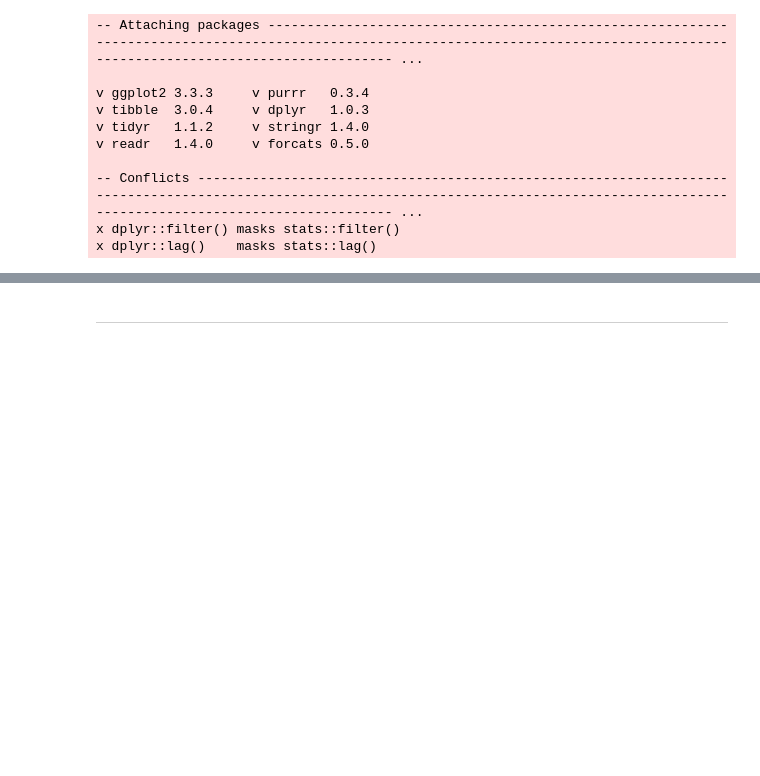
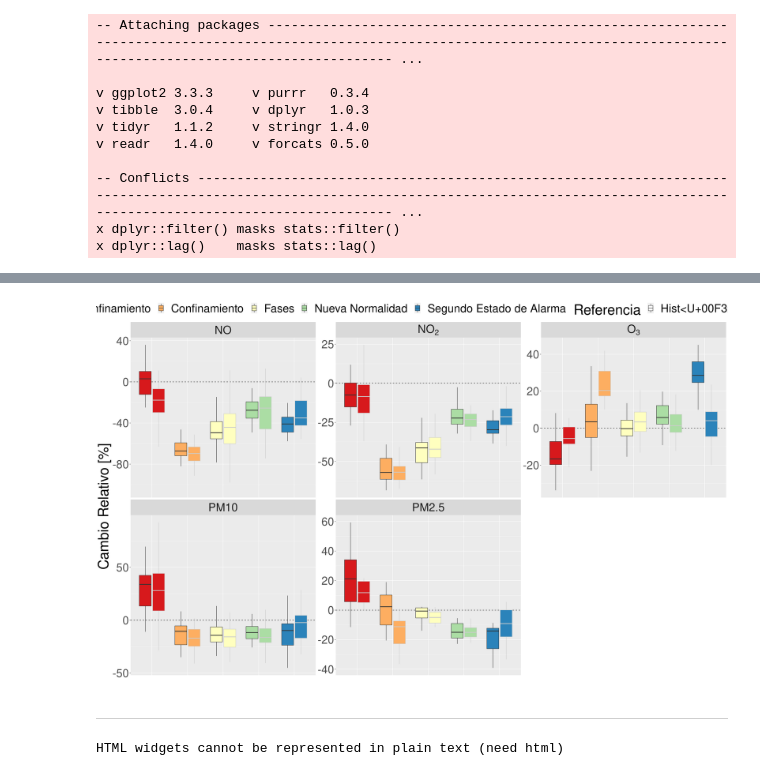
Before and after one commit to Jaimedgp/AirQualityCOVID, a Jupyter notebook: notebooks/Analysis/Predictions-Change.ipynb, the cells around one changed output, grey strips where cells are left out. Drawn from its saved outputs; the diff is of its cells as text; code cells hidden in the pictures; blank space fills up the shorter version.

```diff
--- a/notebooks/Analysis/Predictions-Change.ipynb
+++ b/notebooks/Analysis/Predictions-Change.ipynb
@@ -186,0 +259,43 @@ cleaned.df %>%
+# %%
+plot.df <- cleaned.df
+
+plot.df$periods <- factor(plot.df$periods,
+                          levels = names(periods),
+                          ordered = TRUE)
+plot.df$variable <- factor(plot.df$variable,
+                           labels=r.variable)
+
+plt <- ggplot(plot.df) +
+            geom_hline(yintercept=0,
+                       linetype="dashed",
+                       color = "black") +
+            geom_boxplot(aes(x=periods, y=mean,
+                             fill=periods, color=type
+                            ),
+                         outlier.shape = NA) +
+            theme(legend.position="top",
+                  text = element_text(size=40),
+
+                  #legend.title = element_text(size = 45),
+                  #legend.text = element_text(size = 45),
+
+                  axis.title.x=element_blank(),
+                  axis.text.x=element_blank(),
+                  #axis.text.x = element_text(angle=20, hjust=0.5, vjust=0.7)
+                  axis.ticks.x=element_blank()
+                 ) +
+            scale_y_continuous(name="Cambio Relativo [%]") +
+            #scale_x_discrete(name="Periods")+
+            #scale_fill_discrete(name="Periods") +
+            scale_fill_brewer(name="Periodos", palette="Spectral") +
+            scale_color_grey(name="Referencia", labels=c("hist" = "Histórico",
+                                                           "pred" = "Predicción")) +
+            facet_wrap(~variable, ncol=3, scale="free_y",
+                       labeller = labeller(variable=label_parsed))
+
+ggsave(plt,
+       filename="Plots/Results/vs_Predictions/cleaned_boxplot.png",
+       width=25, height=15)
+
+plt
+# %% [output]
@@ -187,3 +306,4 @@ cleaned.df %>%
+[figure, added]
 # %% [markdown]
 ---
 # %%
@@ -198,7 +318,7 @@ rr <- tags$div(HTML(paste(
     "<h3>", html.variable[[variable]],"</h3>"))
  )
 
-beatCol <- colorNumeric(palette = 'RdYlGn',
+beatCol <- colorNumeric(palette = "Spectral", #'RdYlGn',
                         domain = c(min(cleaned.df$mean, na.rm=T),
                                    -min(cleaned.df$mean, na.rm=T)),
                         na.color = "transparent",
@@ -206,7 +326,8 @@ beatCol <- colorNumeric(palette = 'RdYlGn',
 
                        )
 
-map <- leaflet(cleaned.df,
+map <- leaflet(cleaned.df %>%
+                    filter(type == "pred"),
                options = leafletOptions(minZoom = 5,
                                         maxZoom = 9)) %>%
             addControl(rr, position = "topright")  %>%
@@ -237,5 +358,7 @@ map <- leaflet(cleaned.df,
                        )
 
 map
+# %% [output]
+HTML widgets cannot be represented in plain text (need html)
 # %%
 library(htmlwidgets)
```
Also changed, not shown: parts of 19 cells of this notebook, 27 other files.
